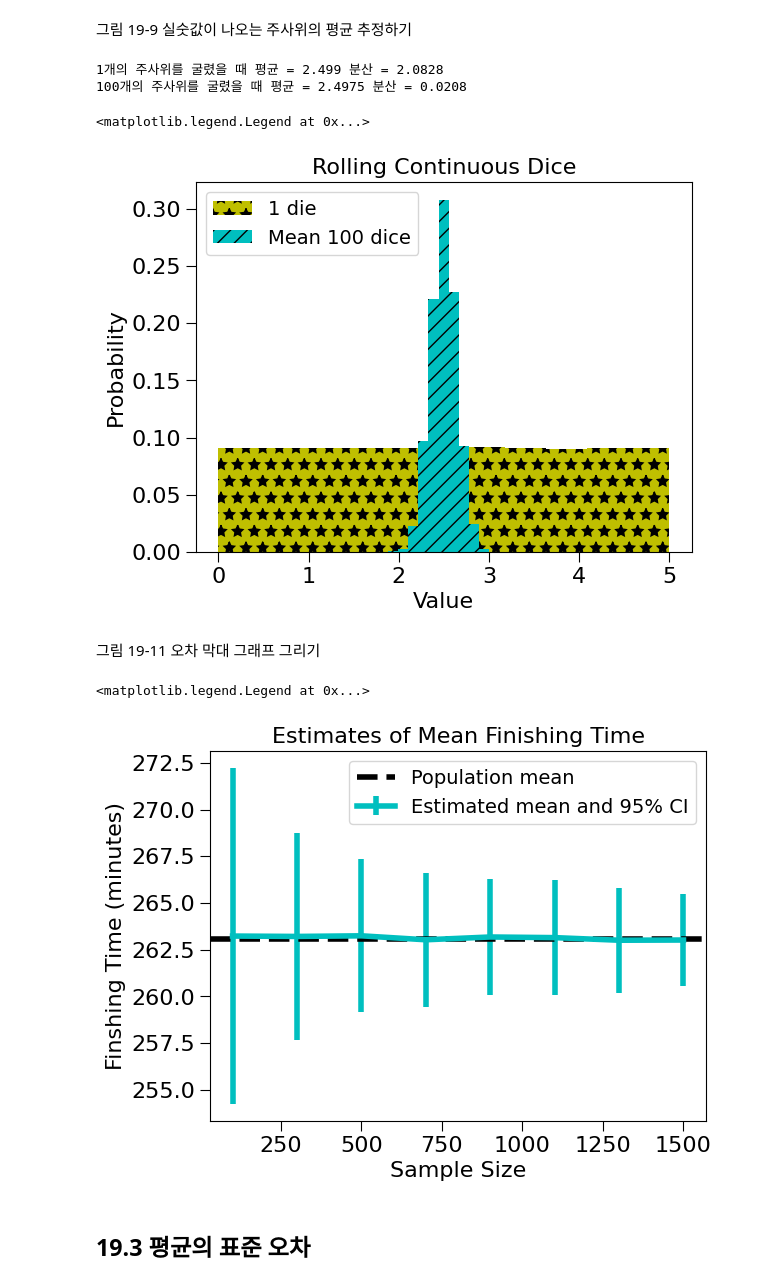
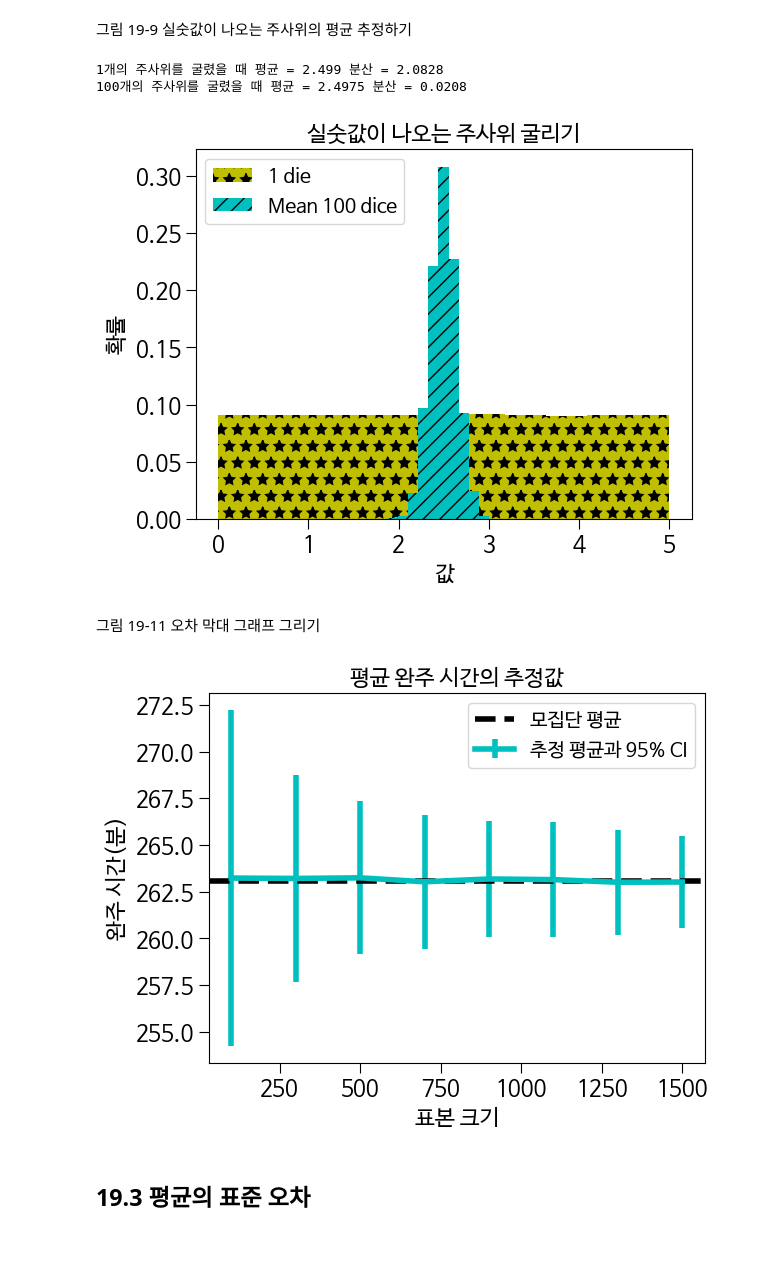
Before and after one commit to rickiepark/python4daml, a Jupyter notebook: 19장.ipynb, the cells around one changed output. Saved outputs shown, nothing was run; the diff lists cells and outputs as text; code cells hidden in the pictures; blank space fills up the shorter version.

```diff
--- a/19장.ipynb
+++ b/19장.ipynb
@@ -27,3 +27,24 @@ plt.rcParams['lines.markersize'] = 10
 plt.rcParams['legend.numpoints'] = 1
 #범례 텍스트 크기
 plt.rcParams['legend.fontsize'] = 14
+
+# 한글 폰트 사용을 위한 코드입니다.
+import sys
+# 코랩의 경우 나눔 폰트를 설치합니다.
+if 'google.colab' in sys.modules:
+    !sudo apt-get -qq -y install fonts-nanum
+    import matplotlib.font_manager as fm
+    font_files = fm.findSystemFonts(fontpaths=['/usr/share/fonts/truetype/nanum'])
+    for fpath in font_files:
+        fm.fontManager.addfont(fpath)
+
+# 나눔 폰트를 사용합니다.
+import matplotlib
+
+matplotlib.rc('font', family='NanumBarunGothic')
+matplotlib.rcParams['axes.unicode_minus'] = False
+
+# 코랩의 경우 bm_results2012.csv을 깃허브에서 다운로드합니다.
+if 'google.colab' in sys.modules:
+    import gdown
+    gdown.download('https://raw.githubusercontent.com/rickiepark/python4daml/main/bm_results2012.csv', quiet=False)
@@ -163,34 +189,34 @@ def variance(X):
 # %%
 def plot_means(num_dice_per_trial, num_dice_thrown, num_bins,
                legend, color, style):
     means = []
     num_trials = num_dice_thrown//num_dice_per_trial
     for i in range(num_trials):
         vals = 0
         for j in range(num_dice_per_trial):
             vals += 5*random.random()
         means.append(vals/num_dice_per_trial)
     plt.hist(means, num_bins, color = color, label = legend,
              weights = np.array(len(means)*[1])/len(means),
              hatch = style)
     return sum(means)/len(means), np.var(means)
 
 mean, var = plot_means(1, 1000000, 11, '1 die', 'y', '*')
 print('1개의 주사위를 굴렸을 때 평균 =', round(mean,4),
       '분산 =', round(var,4))
 mean, var = plot_means(100, 1000000, 11,
                        'Mean 100 dice', 'c', '//')
 print('100개의 주사위를 굴렸을 때 평균 =', round(mean, 4),
       '분산 =', round(var, 4))
-plt.title('Rolling Continuous Dice')
-plt.xlabel('Value')
-plt.ylabel('Probability')
+plt.title('실숫값이 나오는 주사위 굴리기')
+plt.xlabel('값')
+plt.ylabel('확률')
 plt.legend(loc = 'upper left')
+plt.show()
 # %% [output]
 1개의 주사위를 굴렸을 때 평균 = 2.499 분산 = 2.0828
 100개의 주사위를 굴렸을 때 평균 = 2.4975 분산 = 0.0208
-<matplotlib.legend.Legend at 0x...>
-[figure, old version]
+[figure, new version]
 # %% [markdown]
 그림 19-11 오차 막대 그래프 그리기
 # %%
@@ -206,16 +232,16 @@ for sample_size in sample_sizes:
     std_of_means.append(np.std(sample_means))
 plt.errorbar(sample_sizes, mean_of_means, color = 'c',
              yerr = 1.96*np.array(std_of_means),
-             label = 'Estimated mean and 95% CI')
+             label = '추정 평균과 95% CI')
 plt.axhline(sum(times)/len(times), linestyle = '--', color = 'k',
-            label = 'Population mean')
-plt.title('Estimates of Mean Finishing Time')
-plt.xlabel('Sample Size')
-plt.ylabel('Finshing Time (minutes)')
+            label = '모집단 평균')
+plt.title('평균 완주 시간의 추정값')
+plt.xlabel('표본 크기')
+plt.ylabel('완주 시간(분)')
 plt.legend(loc = 'best')
+plt.show()
 # %% [output]
-<matplotlib.legend.Legend at 0x...>
-[figure, old version]
+[figure, new version]
 # %% [markdown]
 ## 19.3 평균의 표준 오차
 # %%
```
Also changed, not shown: parts of 7 cells of this notebook.
